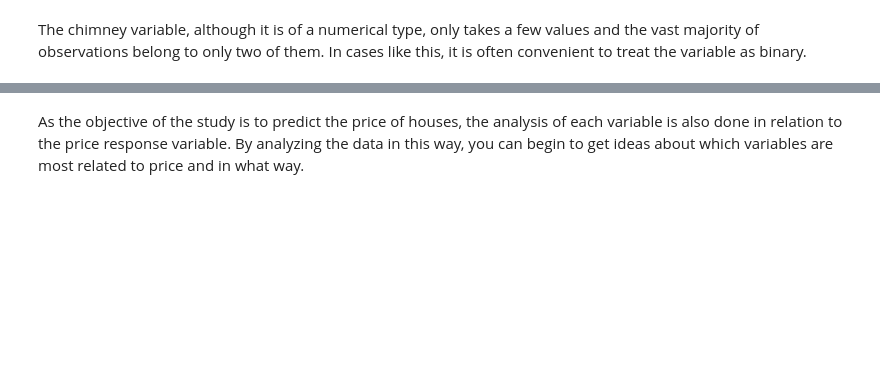
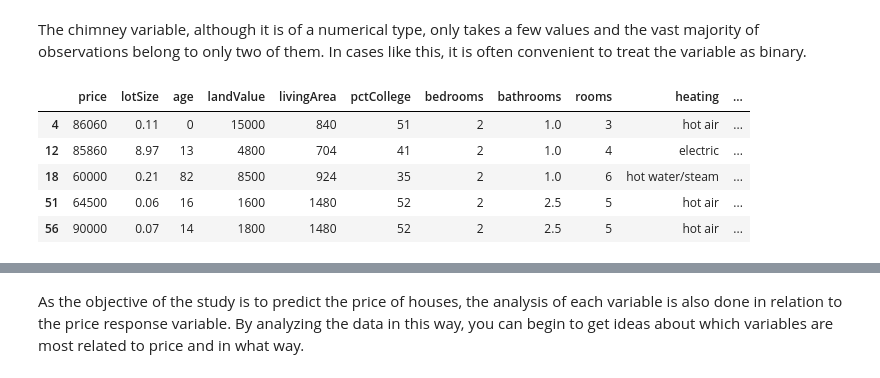
Before and after one commit to FernandoCarazoMelo/MINT21-machine-learning-course, a Jupyter notebook: class-ML/SESSION 3/03.01_HOML_housing/03.01_end_to_end_ML_housing.ipynb, the cells around one changed output, grey strips where cells are left out. Saved outputs shown, nothing was run; the diff lists cells and outputs as text; code cells hidden in the pictures; blank space fills up the shorter version.

```diff
--- a/class-ML/SESSION 3/03.01_HOML_housing/03.01_end_to_end_ML_housing.ipynb
+++ b/class-ML/SESSION 3/03.01_HOML_housing/03.01_end_to_end_ML_housing.ipynb
@@ -244,6 +212,15 @@ The chimney variable, although it is of a numerical type, only takes a few value
 datos['fireplaces_bin'] = 1
 datos.loc[datos['fireplaces'] == 0, 'fireplaces_bin'] = 0
 datos.drop(columns='fireplaces', inplace=True)
+# %%
+datos[(datos['price'] < 100000) & (datos['bedrooms'] == 2)].head()
+# %% [output]
+|  | price | lotSize | age | landValue | livingArea | pctCollege | bedrooms | bathrooms | rooms | heating | ... |
+| 4 | 86060 | 0.11 | 0 | 15000 | 840 | 51 | 2 | 1.0 | 3 | hot air | ... |
+| 12 | 85860 | 8.97 | 13 | 4800 | 704 | 41 | 2 | 1.0 | 4 | electric | ... |
+| 18 | 60000 | 0.21 | 82 | 8500 | 924 | 35 | 2 | 1.0 | 6 | hot water/steam | ... |
+| 51 | 64500 | 0.06 | 16 | 1600 | 1480 | 52 | 2 | 2.5 | 5 | hot air | ... |
+| 56 | 90000 | 0.07 | 14 | 1800 | 1480 | 52 | 2 | 2.5 | 5 | hot air | ... |
 # %%
 datos.hist();
 # %% [output]
```
Also changed, not shown: parts of 21 cells of this notebook, 7 other files.
